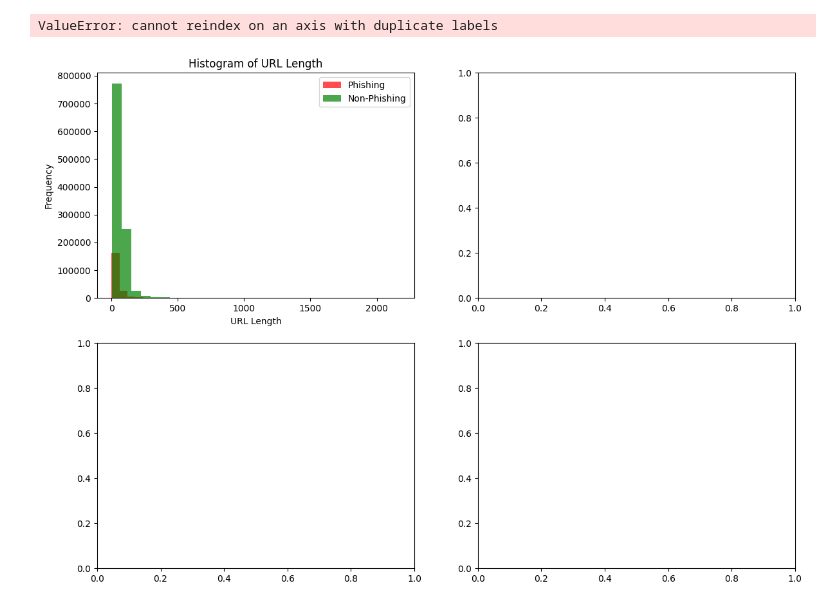
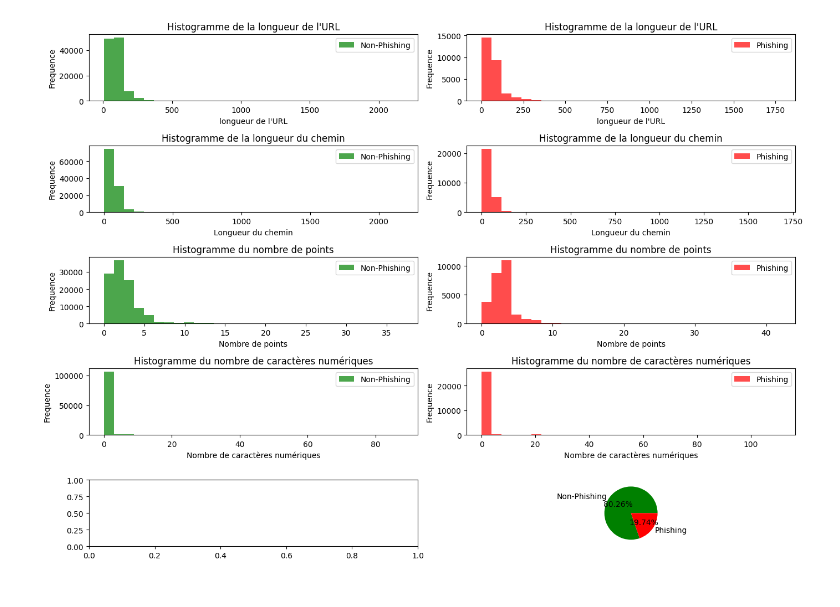
Before and after one commit to LoicBrison/TP_QSVM, a Jupyter notebook: App/notebook.ipynb, the cells around one changed output. Saved outputs shown, nothing was run; the diff lists cells and outputs as text; code cells hidden in the pictures.

```diff
--- a/App/notebook.ipynb
+++ b/App/notebook.ipynb
@@ -8,7 +9,12 @@ import seaborn as sns
 df_phishing_detection = pd.read_csv('../Data/Phishing_Detection_Dataset.csv')
 df_phishing_predict = pd.read_csv('../Data/Phishing_dataset_predict.csv')
 
-df = pd.concat([df_phishing_detection, df_phishing_predict], axis=0)
+df = pd.concat([df_phishing_detection, df_phishing_predict], axis=0,ignore_index=True)
+
+#Suppresion des doublons
+df = df[~df.duplicated()]
+#Suppresion des lignes contenant un null
+df = df.dropna()
 
 # print(df_phishing_detection.head())
 # print(df_phishing_predict.head())
@@ -16,42 +22,65 @@ df = pd.concat([df_phishing_detection, df_phishing_predict], axis=0)
 # %%
 #Présentation des données
 phishing_data = df[df['Phishing'] == 1.0]
 non_phishing_data = df[df['Phishing'] < 1]
 
-print(non_phishing_data)
+fig, axs = plt.subplots(5, 2, figsize=(14, 10))
 
-fig, axs = plt.subplots(2, 2, figsize=(14, 10))
-
-# Histogram de la longueur de l'URL
-axs[0, 0].hist(phishing_data['UrlLength'], bins=30, alpha=0.7, label='Phishing', color='red')
+# Histogramme de la longueur de l'URL
 axs[0, 0].hist(non_phishing_data['UrlLength'], bins=30, alpha=0.7, label='Non-Phishing', color='green')
-axs[0, 0].set_title('Histogram of URL Length')
-axs[0, 0].set_xlabel('URL Length')
-axs[0, 0].set_ylabel('Frequency')
+axs[0, 0].set_title("Histogramme de la longueur de l'URL")
+axs[0, 0].set_xlabel("longueur de l'URL")
+axs[0, 0].set_ylabel('Frequence')
 axs[0, 0].legend()
 
-# Boxplot du nombre de points
-sns.boxplot(x='Phishing', y='NumDots', data=df, ax=axs[0, 1])
-axs[0, 1].set_title('Boxplot of Number of Dots')
-axs[0, 1].set_xlabel('Phishing (1) vs Non-Phishing (0)')
-axs[0, 1].set_ylabel('Number of Dots')
+axs[0, 1].hist(phishing_data['UrlLength'], bins=30, alpha=0.7, label='Phishing', color='red')
+axs[0, 1].set_title("Histogramme de la longueur de l'URL")
+axs[0, 1].set_xlabel("longueur de l'URL")
+axs[0, 1].set_ylabel('Frequence')
+axs[0, 1].legend()
 
-# Histogram de la longueur du chemin
-axs[1, 0].hist(phishing_data['PathLength'], bins=30, alpha=0.7, label='Phishing', color='red')
+# Histogramme de la longueur du chemin
 axs[1, 0].hist(non_phishing_data['PathLength'], bins=30, alpha=0.7, label='Non-Phishing', color='green')
-axs[1, 0].set_title('Histogram of Path Length')
-axs[1, 0].set_xlabel('Path Length')
-axs[1, 0].set_ylabel('Frequency')
+axs[1, 0].set_title('Histogramme de la longueur du chemin')
+axs[1, 0].set_xlabel('Longueur du chemin')
+axs[1, 0].set_ylabel('Frequence')
 axs[1, 0].legend()
 
-# Boxplot du nombre de caractères numériques
-sns.boxplot(x='Phishing', y='NumNumericChars', data=df, ax=axs[1, 1])
-axs[1, 1].set_title('Boxplot of Number of Numeric Characters')
-axs[1, 1].set_xlabel('Phishing (1) vs Non-Phishing (0)')
-axs[1, 1].set_ylabel('Number of Numeric Characters')
+axs[1, 1].hist(phishing_data['PathLength'], bins=30, alpha=0.7, label='Phishing', color='red')
+axs[1, 1].set_title('Histogramme de la longueur du chemin')
+axs[1, 1].set_xlabel('Longueur du chemin')
+axs[1, 1].set_ylabel('Frequence')
+axs[1, 1].legend()
+
+# Histogramme du nombre de points
+axs[2, 0].hist(non_phishing_data['NumDots'], bins=30, alpha=0.7, label='Non-Phishing', color='green')
+axs[2, 0].set_title('Histogramme du nombre de points')
+axs[2, 0].set_xlabel('Nombre de points')
+axs[2, 0].set_ylabel('Frequence')
+axs[2, 0].legend()
+
+axs[2, 1].hist(phishing_data['NumDots'], bins=30, alpha=0.7, label='Phishing', color='red')
+axs[2, 1].set_title('Histogramme du nombre de points')
+axs[2, 1].set_xlabel('Nombre de points')
+axs[2, 1].set_ylabel('Frequence')
+axs[2, 1].legend()
+
+# Histogramme du nombre de caractères numériques
+axs[3, 0].hist(non_phishing_data['NumNumericChars'], bins=30, alpha=0.7, label='Non-Phishing', color='green')
+axs[3, 0].set_title('Histogramme du nombre de caractères numériques')
+axs[3, 0].set_xlabel('Nombre de caractères numériques')
+axs[3, 0].set_ylabel('Frequence')
+axs[3, 0].legend()
+
+axs[3, 1].hist(phishing_data['NumNumericChars'], bins=30, alpha=0.7, label='Phishing', color='red')
+axs[3, 1].set_title('Histogramme du nombre de caractères numériques')
+axs[3, 1].set_xlabel('Nombre de caractères numériques')
+axs[3, 1].set_ylabel('Frequence')
+axs[3, 1].legend()
+
+df.groupby('Phishing').size().plot(kind='pie', autopct='%.2f%%', labels=['Non-Phishing', 'Phishing'], colors=['green', 'red'])
 
 plt.tight_layout()
 plt.show()
 # %% [output]
-ValueError: cannot reindex on an axis with duplicate labels
-[figure, old version]
+[figure, new version]
```
Also changed, not shown: parts of 4 cells of this notebook, 1 other file.
